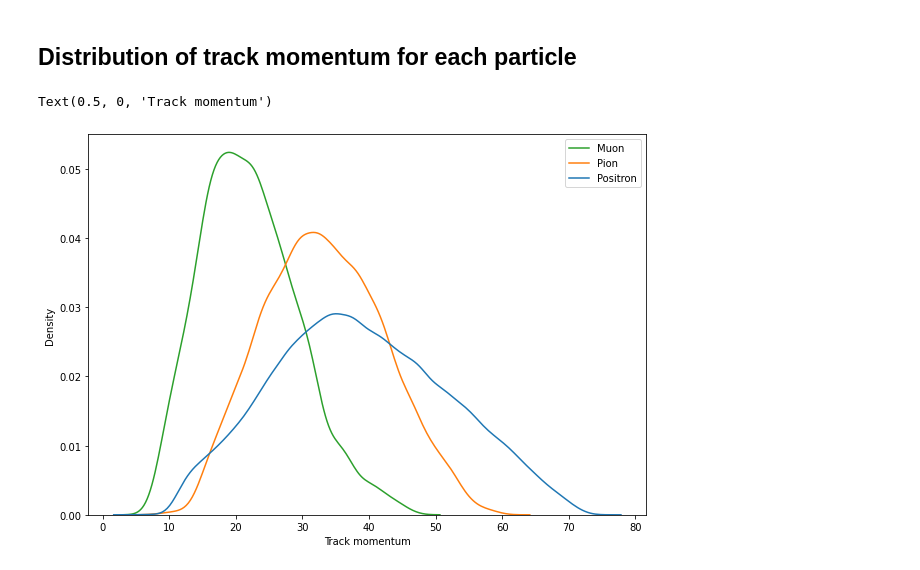
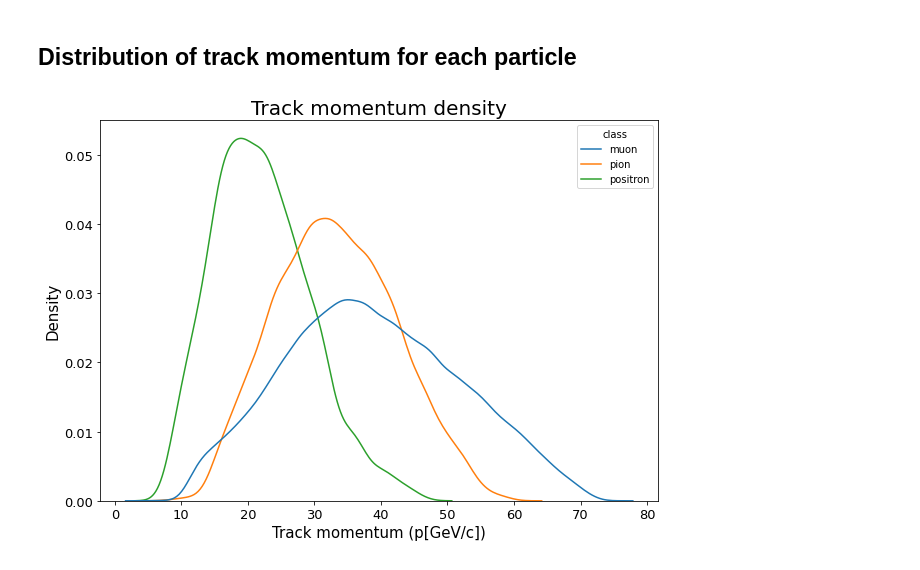
Before and after one commit to TRIUMF-Capstone2022/richai, a Jupyter notebook: notebooks/Exploratory_data_analysis.ipynb, the cells around one changed output. Cells and saved outputs as stored; diff of their text form; code cells hidden in the pictures.

```diff
--- a/notebooks/Exploratory_data_analysis.ipynb
+++ b/notebooks/Exploratory_data_analysis.ipynb
@@ -71,6 +71,14 @@ def events_to_pandas(dfile):
     df["label"] = labels
 
     return df
+# %%
+def get_string_label(label):
+    if label == 0:
+        return "muon"
+    elif label == 1:
+        return "pion"
+    elif label == 2:
+        return "positron"
 # %%
 file_paths = glob.glob("/data/bvelghe/capstone2022/*/*")
 data_files = read_RICHAI_data(file_paths)
@@ -81,6 +89,7 @@ dict_keys(['A/Run008563', 'A/Run008548', 'A/Run008564', 'A/Run008553', 'A/Run008
 # DataFrame
 # %%
 df = events_to_pandas(data_files['A/Run008563'])
+df["class"] = df["label"].apply(get_string_label)
 df.head()
 # %% [output]
 |  | run_id | burst_id | event_id | track_id | track_momentum | chod_time | ring_radius | ring_centre_pos_x | ... |
@@ -103,9 +112,12 @@ Name: label, dtype: int64
 ## Distribution of track momentum for each particle
 # %%
 plt.figure(figsize=(10, 7))
-sns.kdeplot(df["track_momentum"], hue=df["label"], common_norm=False, palette="tab10")
-plt.legend(labels=["Muon","Pion", "Positron"]);
-plt.xlabel("Track momentum" )
+sns.kdeplot(df["track_momentum"], hue=df["class"], common_norm=False, palette="tab10")
+plt.title("Track momentum density", fontsize=20)
+plt.xlabel("Track momentum (p[GeV/c])", fontsize=15);
+plt.ylabel("Density", fontsize=15);
+plt.xticks(fontsize=13)
+plt.yticks(fontsize=13)
+plt.show()
 # %% [output]
-Text(0.5, 0, 'Track momentum')
-[figure, old version]
+[figure, new version]
```
Also changed, not shown: parts of 11 cells of this notebook.
